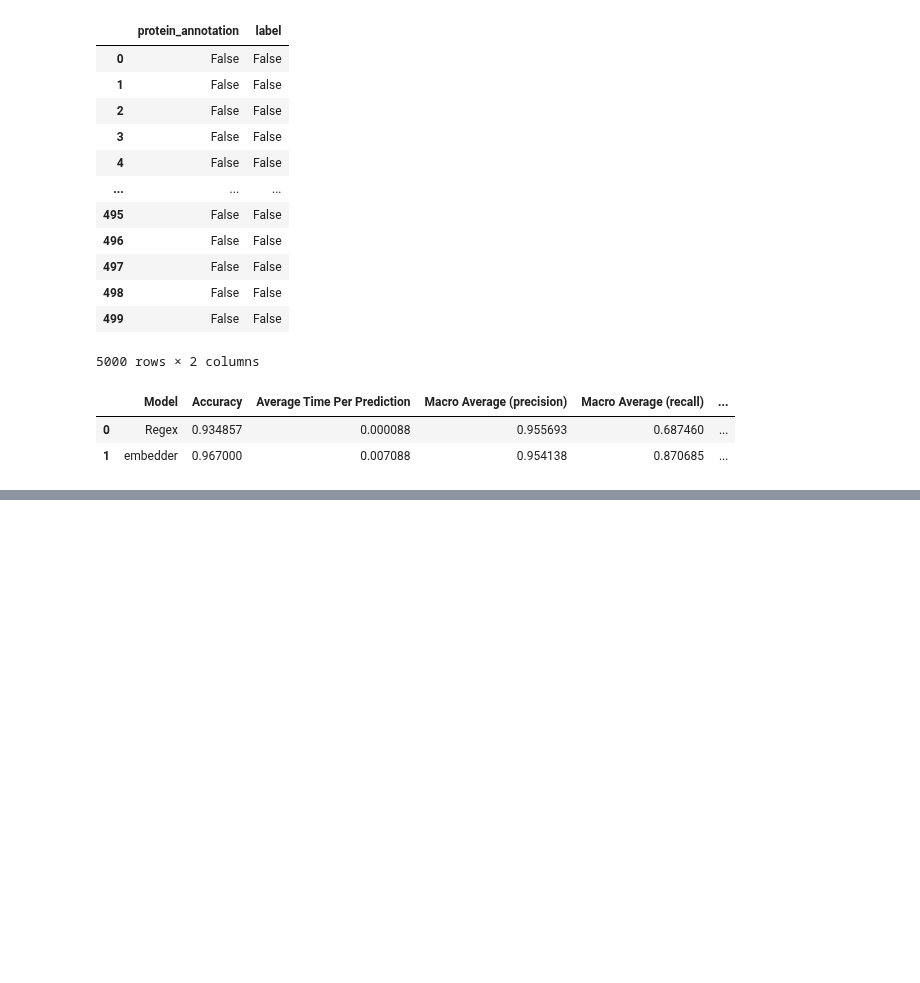
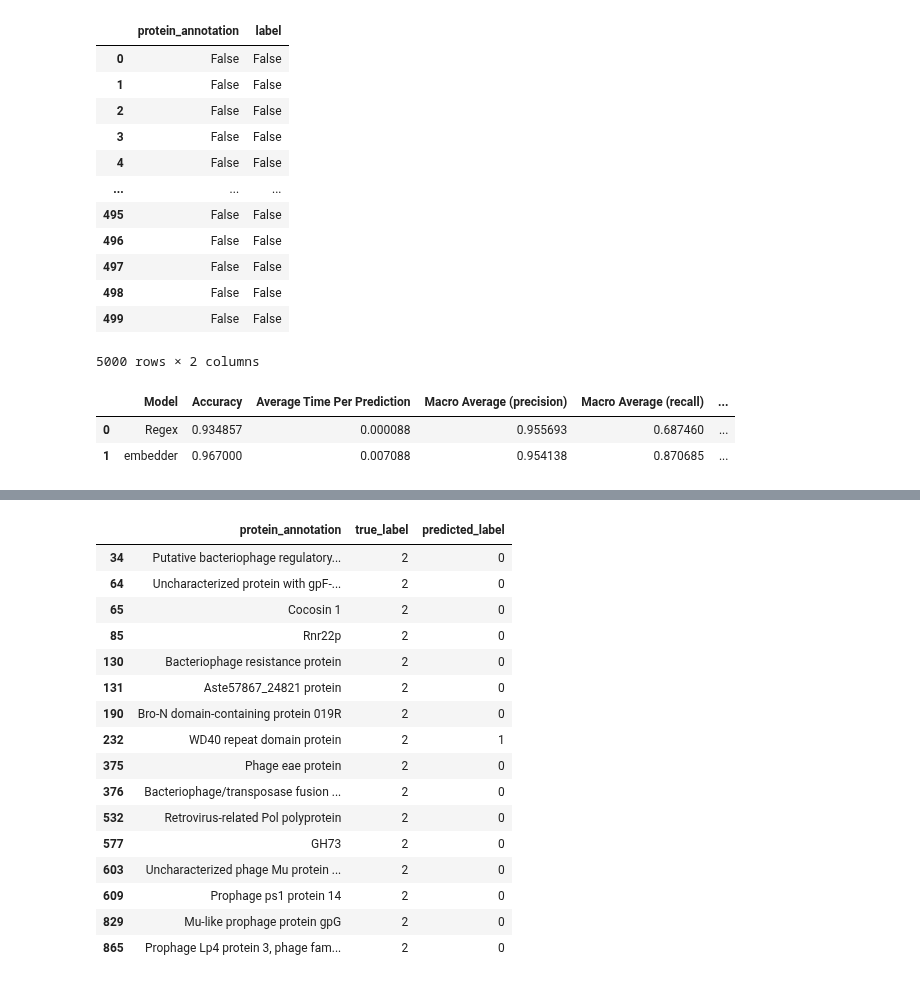
Before and after one commit to ElonGawi/Viral-Annotation-Classifier, a Jupyter notebook: model_evaluator.ipynb, the cells around one changed output, grey strips where cells are left out. Drawn from its saved outputs; the diff is of its cells as text; code cells hidden in the pictures; blank space fills up the shorter version.

```diff
--- a/model_evaluator.ipynb
+++ b/model_evaluator.ipynb
@@ -133,14 +107,16 @@ KeyError: "Callback function not found for output '..model-metrics-table.columns
 # %%
-# from models.pretrained_embedder.embedder_classifier import EmbedderClassifier
-# from data_loader import AnnotationDataLoader
-# from model_evaluation import ModelEvalWrapper, ModelEvaluator, ModelEvalWrapperInterface
+from models.embedder_with_classification_head import EmbedderClassifier
+from data_loader import AnnotationDataLoader
+from model_evaluation import ModelEvalWrapper, ModelEvaluator, ModelEvalWrapperInterface
 
-# embedder_m = EmbedderClassifier()
-# dataloader = AnnotationDataLoader()
+embedder_m = EmbedderClassifier()
+embedder_m.model_title = "Embedder"
+embedder_m.model_info = "Embedder"
 
-# embedder_m.train(dataloader.get_train())
+dataloader = AnnotationDataLoader()
+embedder_m.train(dataloader.get_train())
 
-# eval_wrapper =  ModelEvalWrapper(embedder_m, "embedder")
-# m = ModelEvaluator(eval_wrapper, dataloader.get_validation())
+
+# m = ModelEvaluator(embedder_m, dataloader.get_validation())
 # c_report = m.generate_report()
 # c_report.show_report()
@@ -146,0 +125,17 @@ KeyError: "Callback function not found for output '..model-metrics-table.columns
+# %%
+
+from sklearn.neural_network import MLPClassifier
+
+
+embedder_m._classification_head =  MLPClassifier(hidden_layer_sizes=(64, 32),
+    activation='relu',
+    solver='adam',        # use Adam optimizer
+    learning_rate_init=0.001,
+    max_iter=500,
+    random_state=42)
+
+embedder_m.train(dataloader.get_train())
+# %%
+m = ModelEvaluator(embedder_m, dataloader.get_validation())
+c_report = m.generate_report()
+c_report.show_report()
@@ -146,0 +144,20 @@ KeyError: "Callback function not found for output '..model-metrics-table.columns
+# %%
+c_report.show_misclassified_samples(true_label_to_filter=2)
+# %% [output]
+|  | protein_annotation | true_label | predicted_label |
+| 34 | Putative bacteriophage regulatory... | 2 | 0 |
+| 64 | Uncharacterized protein with gpF-... | 2 | 0 |
+| 65 | Cocosin 1 | 2 | 0 |
+| 85 | Rnr22p | 2 | 0 |
+| 130 | Bacteriophage resistance protein | 2 | 0 |
+| 131 | Aste57867_24821 protein | 2 | 0 |
+| 190 | Bro-N domain-containing protein 019R | 2 | 0 |
+| 232 | WD40 repeat domain protein | 2 | 1 |
+| 375 | Phage eae protein | 2 | 0 |
+| 376 | Bacteriophage/transposase fusion ... | 2 | 0 |
+| 532 | Retrovirus-related Pol polyprotein | 2 | 0 |
+| 577 | GH73 | 2 | 0 |
+| 603 | Uncharacterized phage Mu protein ... | 2 | 0 |
+| 609 | Prophage ps1 protein 14 | 2 | 0 |
+| 829 | Mu-like prophage protein gpG | 2 | 0 |
+| 865 | Prophage Lp4 protein 3, phage fam... | 2 | 0 |
```
Also changed, not shown: parts of 6 cells of this notebook, 7 other files.
